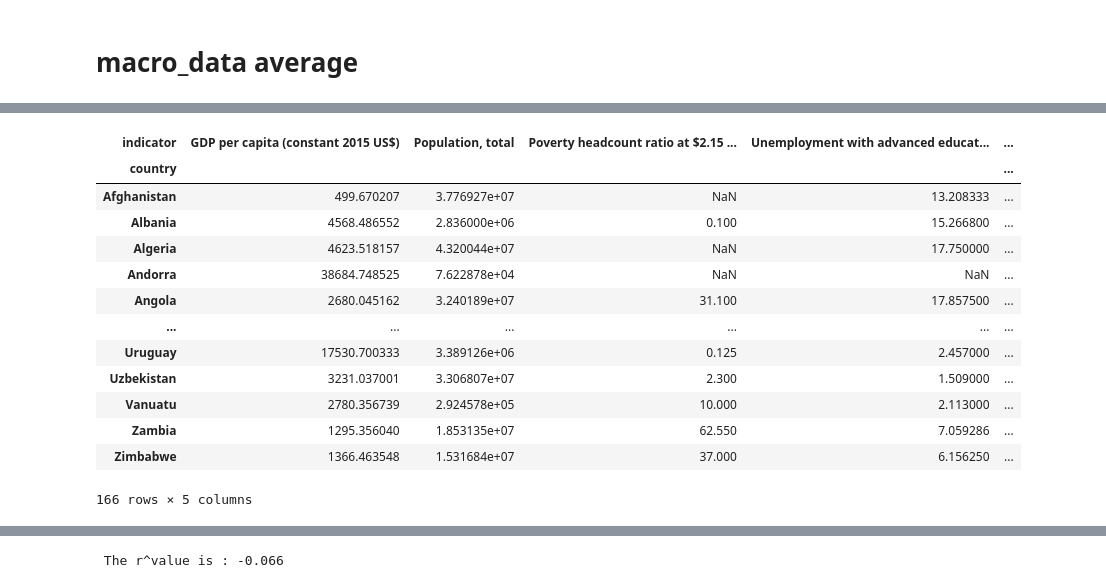
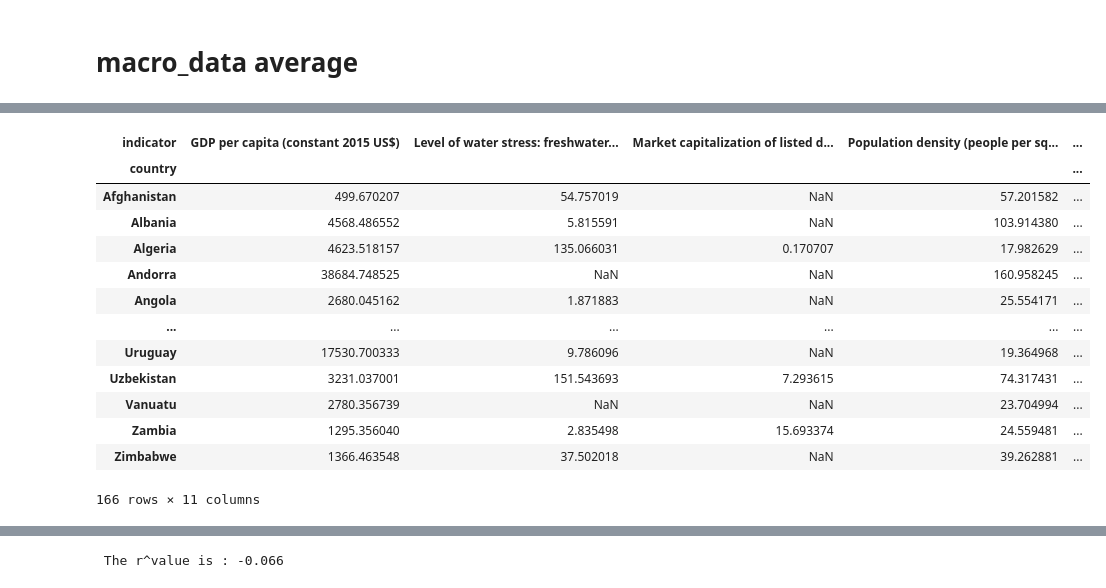
Before and after one commit to nazimben25/project3_group4, a Jupyter notebook: vizualisations.ipynb, the cells around one changed output, grey strips where cells are left out. Drawn from its saved outputs; the diff is of its cells as text; code cells hidden in the pictures.

```diff
--- a/vizualisations.ipynb
+++ b/vizualisations.ipynb
@@ -172,18 +203,18 @@ macro_data_avg_df
 # %%
-macro_data_avg_df = macro_data_avg_df.pivot(index='country', columns='indicator', values='value')
-macro_data_avg_df
+macro_data_avg_pivot = macro_data_avg_df.pivot(index='country', columns='indicator', values='value')
+macro_data_avg_pivot
 # %% [output]
-| indicator | GDP per capita (constant 2015 US$) | Population, total | Poverty headcount ratio at $2.15 ... | Unemployment with advanced educat... | ... |
+| indicator | GDP per capita (constant 2015 US$) | Level of water stress: freshwater... | Market capitalization of listed d... | Population density (people per sq... | ... |
 | country |  |  |  |  | ... |
-| Afghanistan | 499.670207 | 3.776927e+07 | NaN | 13.208333 | ... |
-| Albania | 4568.486552 | 2.836000e+06 | 0.100 | 15.266800 | ... |
-| Algeria | 4623.518157 | 4.320044e+07 | NaN | 17.750000 | ... |
-| Andorra | 38684.748525 | 7.622878e+04 | NaN | NaN | ... |
-| Angola | 2680.045162 | 3.240189e+07 | 31.100 | 17.857500 | ... |
+| Afghanistan | 499.670207 | 54.757019 | NaN | 57.201582 | ... |
+| Albania | 4568.486552 | 5.815591 | NaN | 103.914380 | ... |
+| Algeria | 4623.518157 | 135.066031 | 0.170707 | 17.982629 | ... |
+| Andorra | 38684.748525 | NaN | NaN | 160.958245 | ... |
+| Angola | 2680.045162 | 1.871883 | NaN | 25.554171 | ... |
 | ... | ... | ... | ... | ... | ... |
-| Uruguay | 17530.700333 | 3.389126e+06 | 0.125 | 2.457000 | ... |
-| Uzbekistan | 3231.037001 | 3.306807e+07 | 2.300 | 1.509000 | ... |
-| Vanuatu | 2780.356739 | 2.924578e+05 | 10.000 | 2.113000 | ... |
-| Zambia | 1295.356040 | 1.853135e+07 | 62.550 | 7.059286 | ... |
-| Zimbabwe | 1366.463548 | 1.531684e+07 | 37.000 | 6.156250 | ... |
+| Uruguay | 17530.700333 | 9.786096 | NaN | 19.364968 | ... |
+| Uzbekistan | 3231.037001 | 151.543693 | 7.293615 | 74.317431 | ... |
+| Vanuatu | 2780.356739 | NaN | NaN | 23.704994 | ... |
+| Zambia | 1295.356040 | 2.835498 | 15.693374 | 24.559481 | ... |
+| Zimbabwe | 1366.463548 | 37.502018 | NaN | 39.262881 | ... |
-166 rows × 5 columns
+166 rows × 11 columns
```
Also changed, not shown: parts of 19 cells of this notebook, 2 other files.
